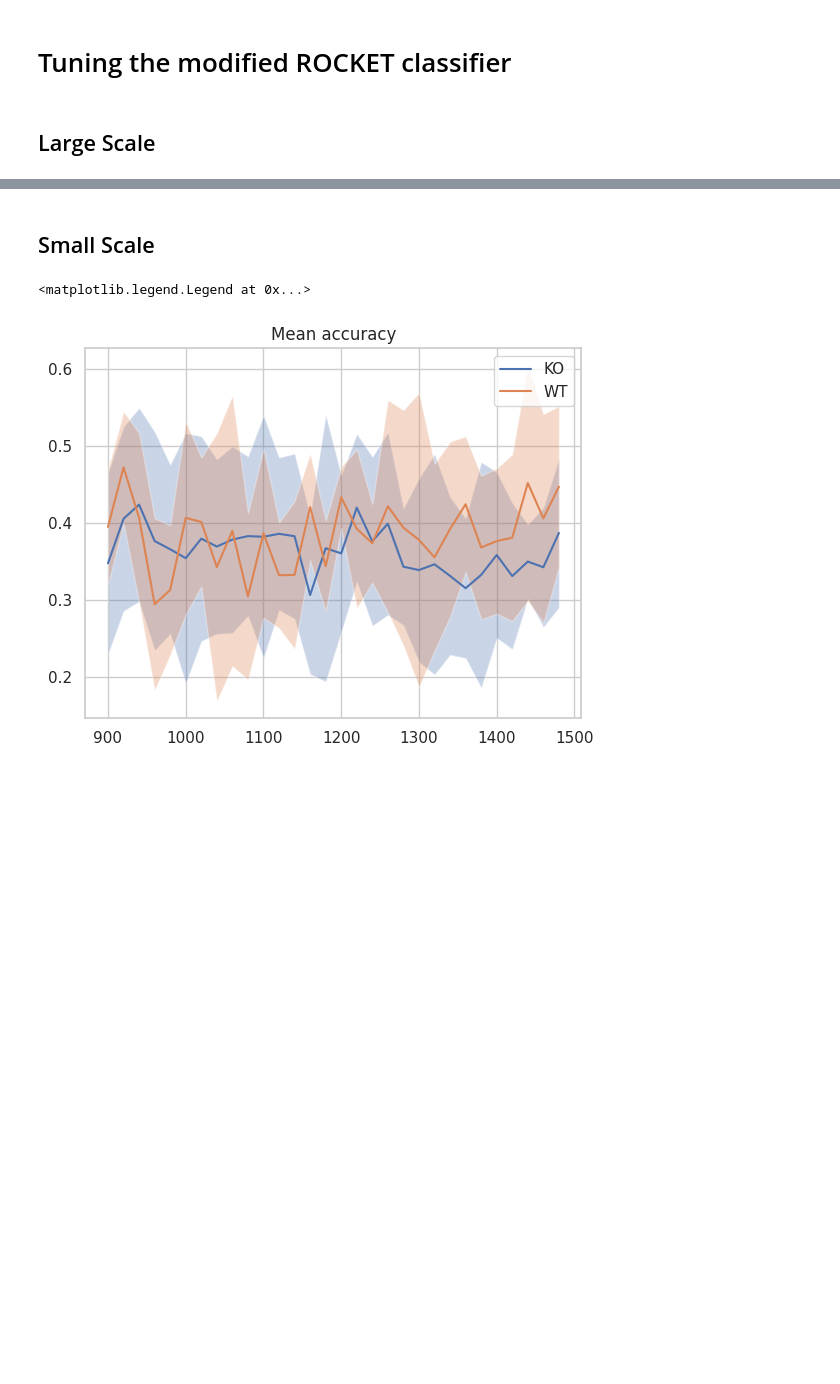
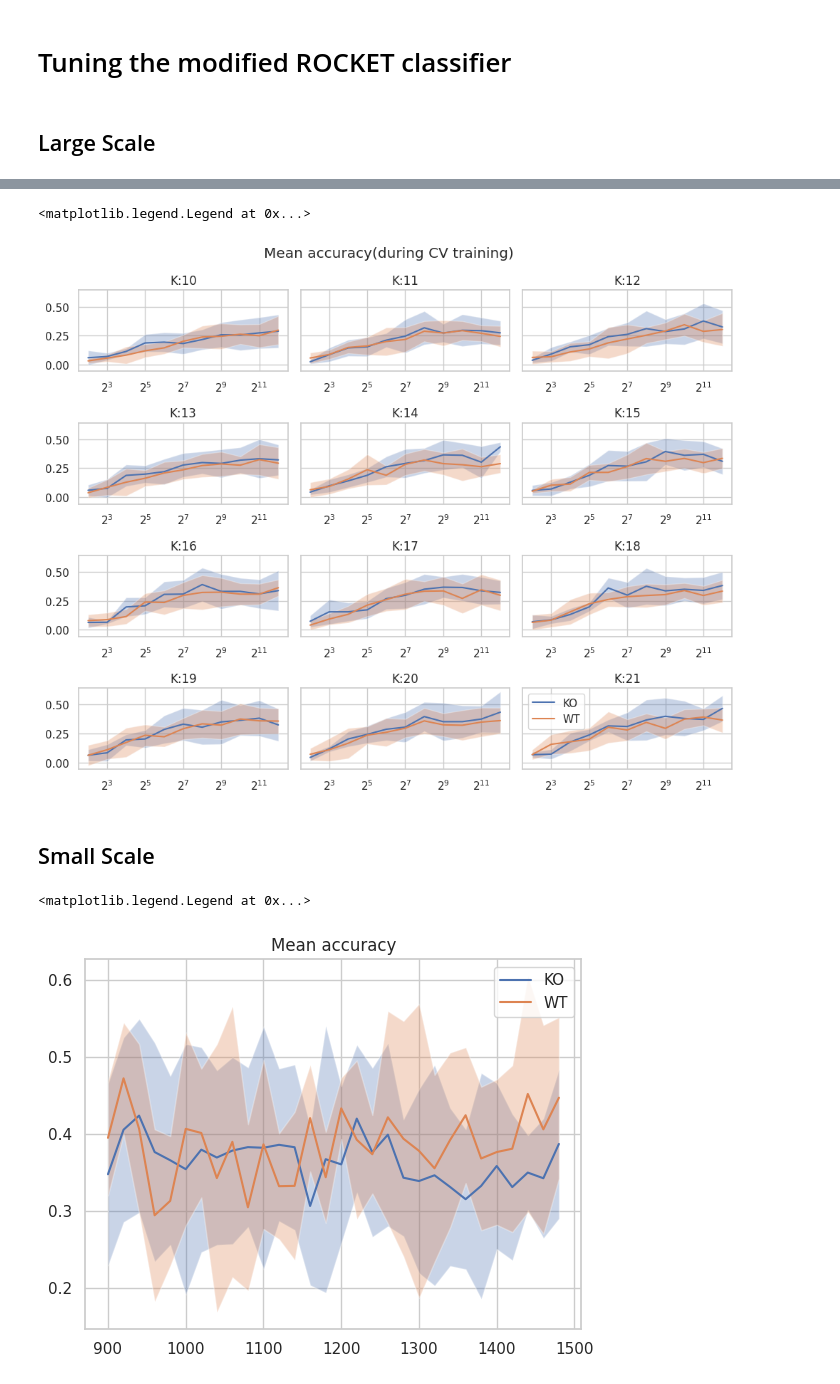
Before and after one commit to kisaragiRY/decoding-DG, a Jupyter notebook: notebooks/3-decoding-model/2-classification/3-time-series-classification/3-modify-rocket-transform/02-modified-rocket-tuning.ipynb, the cells around one changed output, grey strips where cells are left out. Saved outputs shown, nothing was run; the diff lists cells and outputs as text; code cells hidden in the pictures; blank space fills up the shorter version.

Commit message:
visualized the training results with diff K #45

```diff
--- a/notebooks/3-decoding-model/2-classification/3-time-series-classification/3-modify-rocket-transform/02-modified-rocket-tuning.ipynb
+++ b/notebooks/3-decoding-model/2-classification/3-time-series-classification/3-modify-rocket-transform/02-modified-rocket-tuning.ipynb
@@ -56,3 +49,41 @@ plt.legend()
+# %%
+result_org = []
+for data_dir in datalist:
+    data_name = str(data_dir).split('/')[-1]
+    with open(ParamDir().output_dir/data_name/(f"tsc_tuning_modified_rocket_large_scale.pickle"),"rb") as f:
+        result_all = pickle.load(f)
+    for result in result_all:
+        if "KO" in data_name:
+            result_org.append((result['estimator'].best_score_, result["K"], result["num_kernels"], "KO"))
+        else:
+            result_org.append((result['estimator'].best_score_, result["K"], result["num_kernels"], "WT"))
+
+df = pd.DataFrame(result_org, columns=["scores", "K", "num_kernels", "mouse_type"])
+
+fig, axes = plt.subplots(figsize=(10,8),nrows=4, ncols=3, sharey=True, tight_layout=True)
+axes = axes.ravel()
+[ax.set_xscale("log", base=2) for ax in axes]
+
+
+for i, K_value in enumerate(df["K"].unique()):
+    ax = axes[i]
+    xx = df[df["K"]==K_value].groupby(["mouse_type", "num_kernels"])["scores"].mean().loc["KO"]
+    KO_std = df[df["K"]==K_value].groupby(["mouse_type", "num_kernels"])["scores"].std().loc["KO"]
+    ax.plot(xx, label="KO")
+    ax.fill_between(xx.index, xx-KO_std, xx+KO_std, alpha=.3)
+
+    xx = df[df["K"]==K_value].groupby(["mouse_type", "num_kernels"])["scores"].mean().loc["WT"]
+    WT_std = df[df["K"]==K_value].groupby(["mouse_type", "num_kernels"])["scores"].std().loc["WT"]
+    ax.plot(xx, label="WT")
+    ax.fill_between(xx.index, xx-WT_std, xx+WT_std, alpha=.3)
+
+    ax.set_title(f"K:{K_value}")
+
+plt.suptitle("Mean accuracy(during CV training)")
+plt.legend(loc="upper left")
+# %% [output]
+<matplotlib.legend.Legend at 0x...>
+[figure, added]
 # %% [markdown]
 ## Small Scale
 # %%
```
Also changed, not shown: parts of 2 cells of this notebook.
